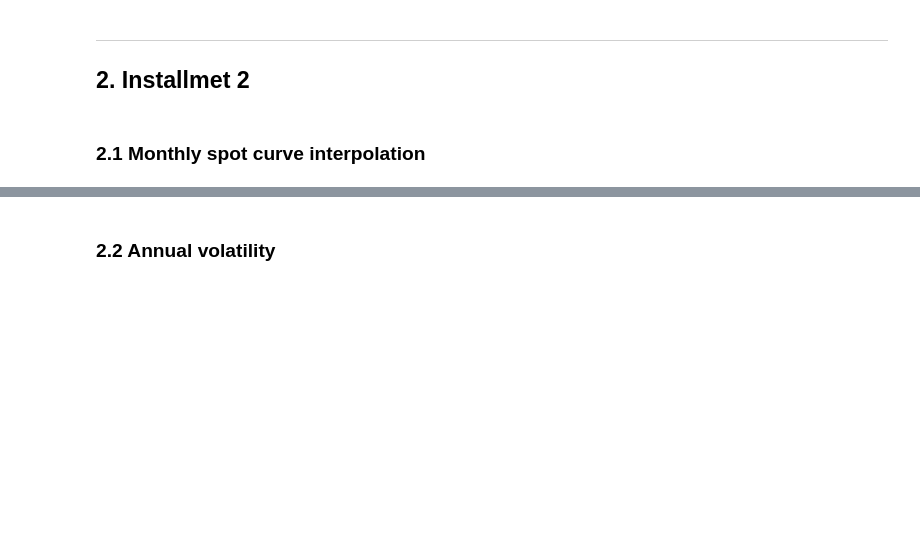
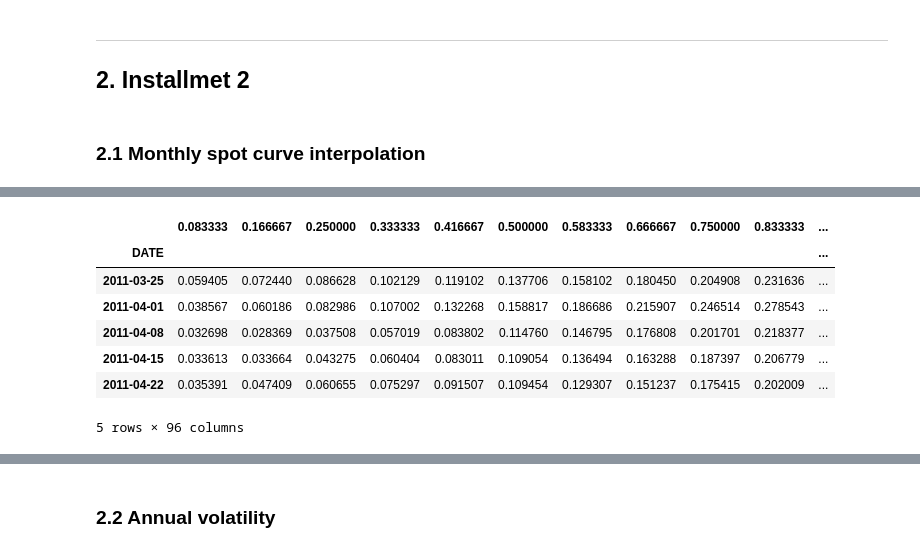
Before and after one commit to Clarence1027/IRD-pricer, a Jupyter notebook: report.ipynb, the cells around one changed output, grey strips where cells are left out. Cells and saved outputs as stored; diff of their text form; code cells hidden in the pictures; blank space fills up the shorter version.

```diff
--- a/report.ipynb
+++ b/report.ipynb
@@ -87,0 +87,17 @@ def interpolation(x,y,tenor):
+# %%
+step = 1/12
+tenor = [(i+1)*step for i in range(int(np.ceil(8 / step)))]
+window_len = 96
+f = lambda x: Curves.SpotRateCurve(spot.columns,x)(tenor,method='Cubic')
+df = spot.apply(f,axis=1,result_type='expand')
+df.columns = tenor
+df.head()
+# %% [output]
+|  | 0.083333 | 0.166667 | 0.250000 | 0.333333 | 0.416667 | 0.500000 | 0.583333 | 0.666667 | 0.750000 | 0.833333 | ... |
+| DATE |  |  |  |  |  |  |  |  |  |  | ... |
+| 2011-03-25 | 0.059405 | 0.072440 | 0.086628 | 0.102129 | 0.119102 | 0.137706 | 0.158102 | 0.180450 | 0.204908 | 0.231636 | ... |
+| 2011-04-01 | 0.038567 | 0.060186 | 0.082986 | 0.107002 | 0.132268 | 0.158817 | 0.186686 | 0.215907 | 0.246514 | 0.278543 | ... |
+| 2011-04-08 | 0.032698 | 0.028369 | 0.037508 | 0.057019 | 0.083802 | 0.114760 | 0.146795 | 0.176808 | 0.201701 | 0.218377 | ... |
+| 2011-04-15 | 0.033613 | 0.033664 | 0.043275 | 0.060404 | 0.083011 | 0.109054 | 0.136494 | 0.163288 | 0.187397 | 0.206779 | ... |
+| 2011-04-22 | 0.035391 | 0.047409 | 0.060655 | 0.075297 | 0.091507 | 0.109454 | 0.129307 | 0.151237 | 0.175415 | 0.202009 | ... |
+5 rows × 96 columns
```
Also changed, not shown: parts of 15 cells of this notebook, 4 other files.
